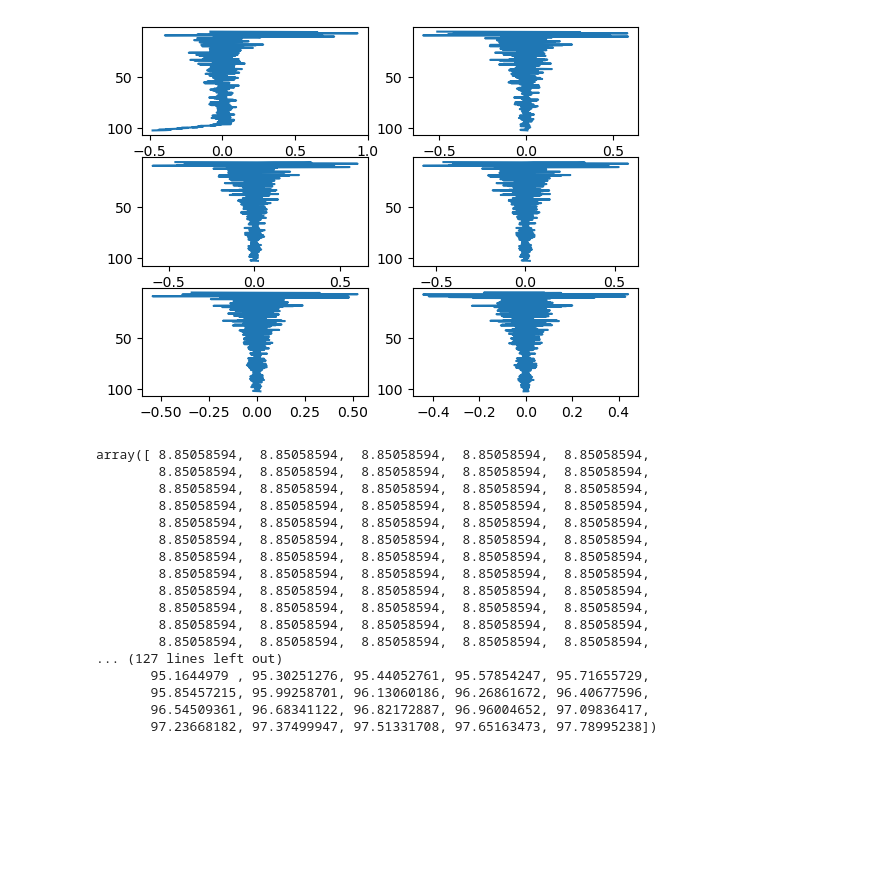
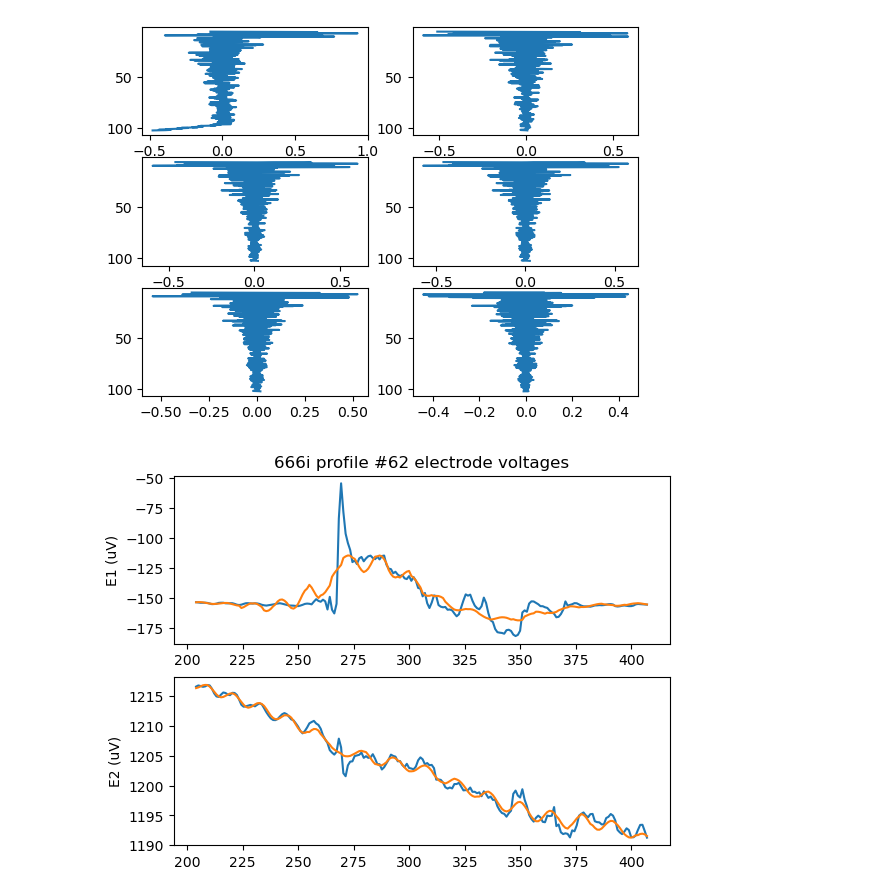
Before and after one commit to jjstadler/EMAPEX_WAVES, a Jupyter notebook: WaveProcessing/Visualize_Fit_Differences.ipynb, the cells around one changed output. Drawn from its saved outputs; the diff is of its cells as text; code cells hidden in the pictures; blank space fills up the shorter version.

```diff
--- a/WaveProcessing/Visualize_Fit_Differences.ipynb
+++ b/WaveProcessing/Visualize_Fit_Differences.ipynb
@@ -161,22 +161,28 @@ for Nfit in Nfit_arr:
 # %% [output]
 [figure]
 # %%
-Pef
+#Do the 50s fits
+[e1offs,e2offs,e1fits,e2fits,anghxhy] = em_offset(1,mlt_efr,nstep_off,navg_off,E1,E2,HX,HY);
+
+#Get overall fi and calculate the residuals
+with warnings.catch_warnings():
+    warnings.simplefilter("ignore", category=RuntimeWarning)
+    e1off=np.nanmean(e1offs,1);
+    e2off=np.nanmean(e2offs,1);
+    e1fit=np.nanmean(e1fits,1);
+    e2fit=np.nanmean(e2fits,1);
+
+sind = 200
+find = 400
+plt.subplot(212)
+plt.plot(mlt_efr[sind:find]-mlt_efr[0], E2[sind:find])
+plt.plot(mlt_efr[sind:find]-mlt_efr[0], e2fit[sind:find])
+plt.ylabel("E2 (uV)")
+plt.subplot(211)
+plt.plot(mlt_efr[sind:find]-mlt_efr[0], E1[sind:find])
+plt.plot(mlt_efr[sind:find]-mlt_efr[0], e1fit[sind:find])
+plt.ylabel("E1 (uV)")
+plt.title("666i profile #62 electrode voltages")
+plt.savefig("/Users/jamesstadler/Documents/UW/TFO/Figures/LCDRI/6667i_62/electrode_voltages.png")
 # %% [output]
-array([ 8.85058594,  8.85058594,  8.85058594,  8.85058594,  8.85058594,
-        8.85058594,  8.85058594,  8.85058594,  8.85058594,  8.85058594,
-        8.85058594,  8.85058594,  8.85058594,  8.85058594,  8.85058594,
-        8.85058594,  8.85058594,  8.85058594,  8.85058594,  8.85058594,
-        8.85058594,  8.85058594,  8.85058594,  8.85058594,  8.85058594,
-        8.85058594,  8.85058594,  8.85058594,  8.85058594,  8.85058594,
-        8.85058594,  8.85058594,  8.85058594,  8.85058594,  8.85058594,
-        8.85058594,  8.85058594,  8.85058594,  8.85058594,  8.85058594,
-        8.85058594,  8.85058594,  8.85058594,  8.85058594,  8.85058594,
-        8.85058594,  8.85058594,  8.85058594,  8.85058594,  8.85058594,
-        8.85058594,  8.85058594,  8.85058594,  8.85058594,  8.85058594,
-        8.85058594,  8.85058594,  8.85058594,  8.85058594,  8.85058594,
-... (127 lines left out)
-       95.1644979 , 95.30251276, 95.44052761, 95.57854247, 95.71655729,
-       95.85457215, 95.99258701, 96.13060186, 96.26861672, 96.40677596,
-       96.54509361, 96.68341122, 96.82172887, 96.96004652, 97.09836417,
-       97.23668182, 97.37499947, 97.51331708, 97.65163473, 97.78995238])
+[figure, added]
```
Also changed, not shown: parts of 3 cells of this notebook, 5 other files.
